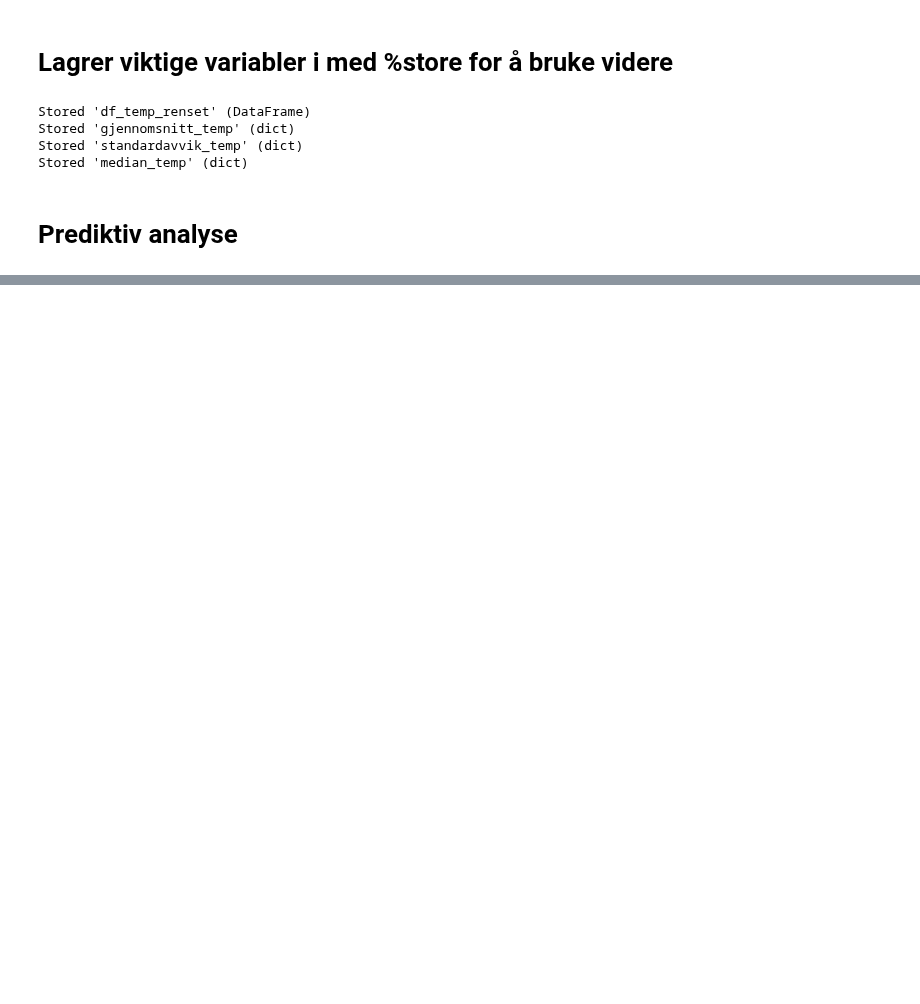
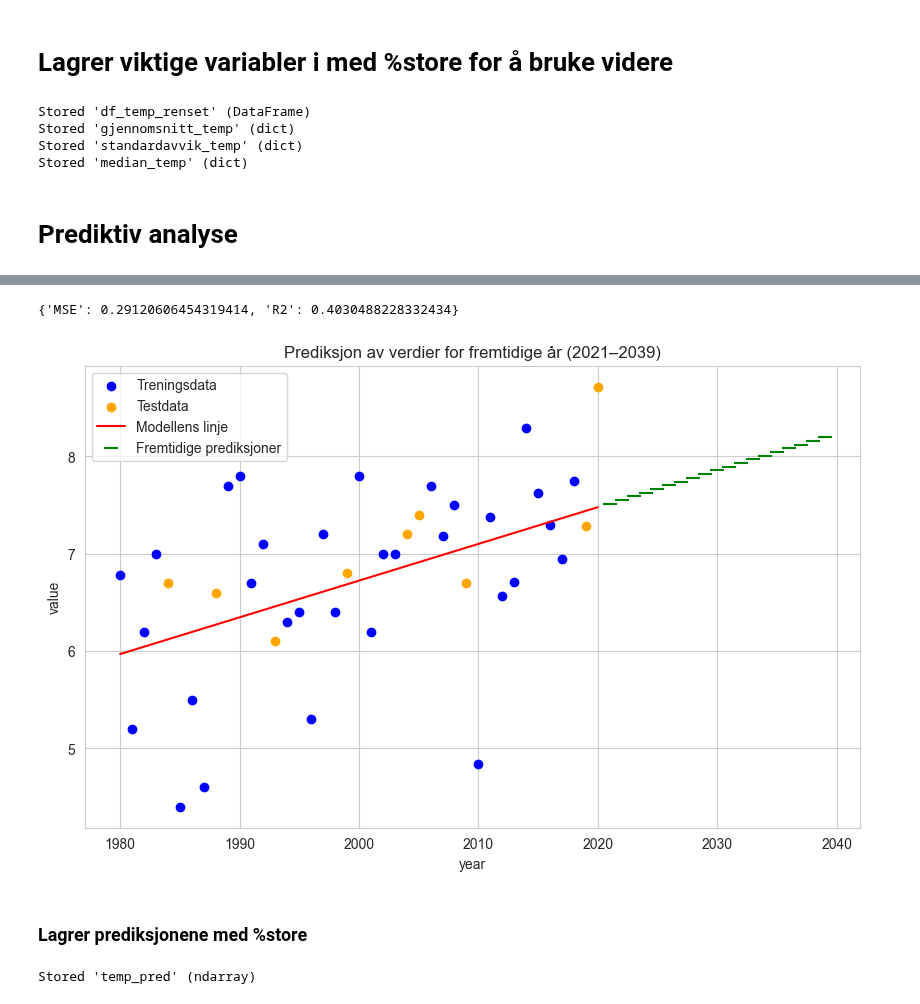
Before and after one commit to hannahnygard/TDT4114-milj.dataanalyse, a Jupyter notebook: proj_environment-main/notebooks/temperatur.ipynb, the cells around one changed output, grey strips where cells are left out. Drawn from its saved outputs; the diff is of its cells as text; code cells hidden in the pictures; blank space fills up the shorter version.

```diff
--- a/proj_environment-main/notebooks/temperatur.ipynb
+++ b/proj_environment-main/notebooks/temperatur.ipynb
@@ -214,0 +209,24 @@ R²-scorer på testdata:
+# %%
+modell = PrediktivModell(df_temp_renset, input_col="year", target_col="value")
+
+modell.del_data()
+modell.tren_modell()
+
+#Printer ut scorene for prediksjonene
+print(modell.evaluer())
+
+#Vi vil prediktere for 2021-2040
+framtidige_år = list(range(2021, 2040))
+
+#Lagrer prediksjonene i en variabel for bruk senere, visualiserer prediksjonene
+temp_pred = modell.prediker(framtidige_år)
+modell.visualiser_prediksjon_med_test(framtidige_år)
+# %% [output]
+{'MSE': 0.29120606454319414, 'R2': 0.4030488228332434}
+[figure, added]
+# %% [markdown]
+### Lagrer prediksjonene med %store
+# %%
+%store temp_pred
+# %% [output]
+Stored 'temp_pred' (ndarray)
```
Also changed, not shown: parts of 13 cells of this notebook, 5 other files.
